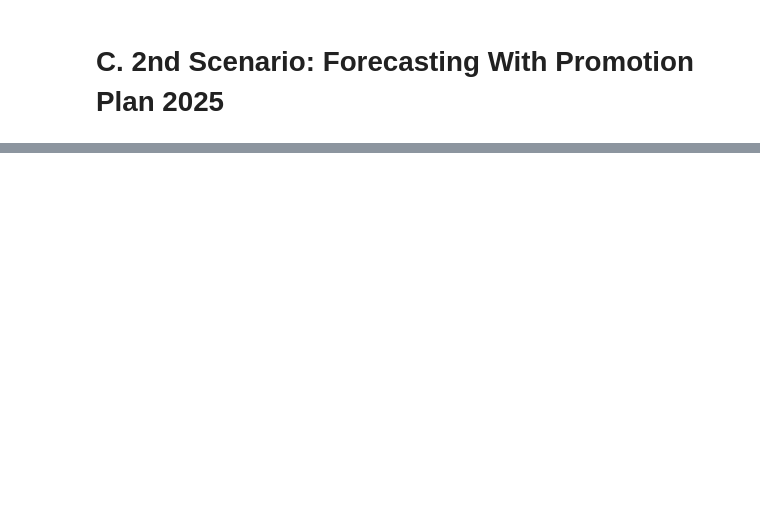
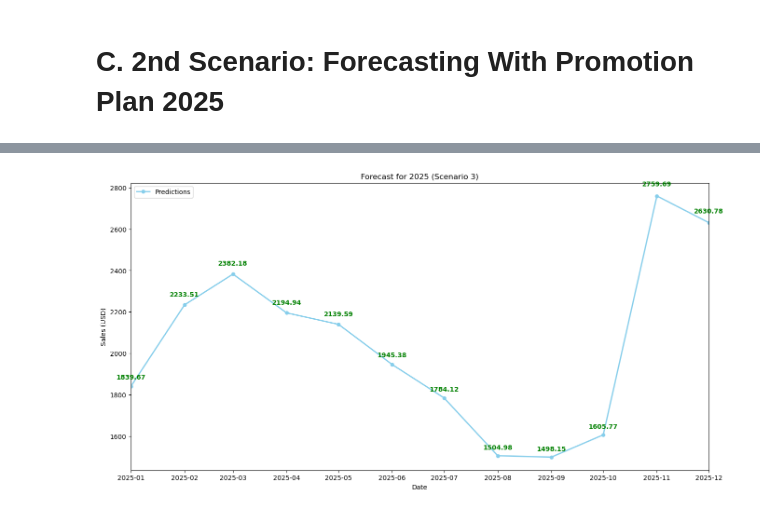
Before and after one commit to Minh-Nguyen-0401/Business-Analytics-Assignment, a Jupyter notebook: forecast_25.ipynb, the cells around one changed output, grey strips where cells are left out. Cells and saved outputs as stored; diff of their text form; code cells hidden in the pictures; blank space fills up the shorter version.

```diff
--- a/forecast_25.ipynb
+++ b/forecast_25.ipynb
@@ -336,0 +391,18 @@ ax.legend(["Previous Sales", "Predictions"])
+# %%
+sales_prediction = pd.DataFrame(preds, index=nn_X_te.index, columns=["Sales"])
+OUTPUT_DIR = "./models/lstm_2025_evaluation/"
+
+sales_prediction.to_csv(os.path.join(OUTPUT_DIR, "sales_prediction_promo_scen3.csv"))
+
+# plot preds for 2025
+fig, ax = plt.subplots(figsize = (16,8))
+ax.plot(nn_X_te.index, preds, marker="o", markersize=5, color = "skyblue", linewidth=2)
+ax.set_xlabel("Date")
+ax.set_ylabel("Sales (USD)")
+ax.set_title("Forecast for 2025 (Scenario 3)")
+ax.set_xlim(nn_X_te.index.min(), nn_X_te.index.max())
+ax.legend(["Predictions"])
+for i in range(len(nn_X_te.index)):
+    ax.text(nn_X_te.index[i], preds[i]+preds[i]*0.015, str(round(preds[i], 2)), ha='center', va='bottom', fontsize=10, color='green', weight='bold')
+# %% [output]
+[figure, added]
```
Also changed, not shown: parts of 12 cells of this notebook, 17 other files.
